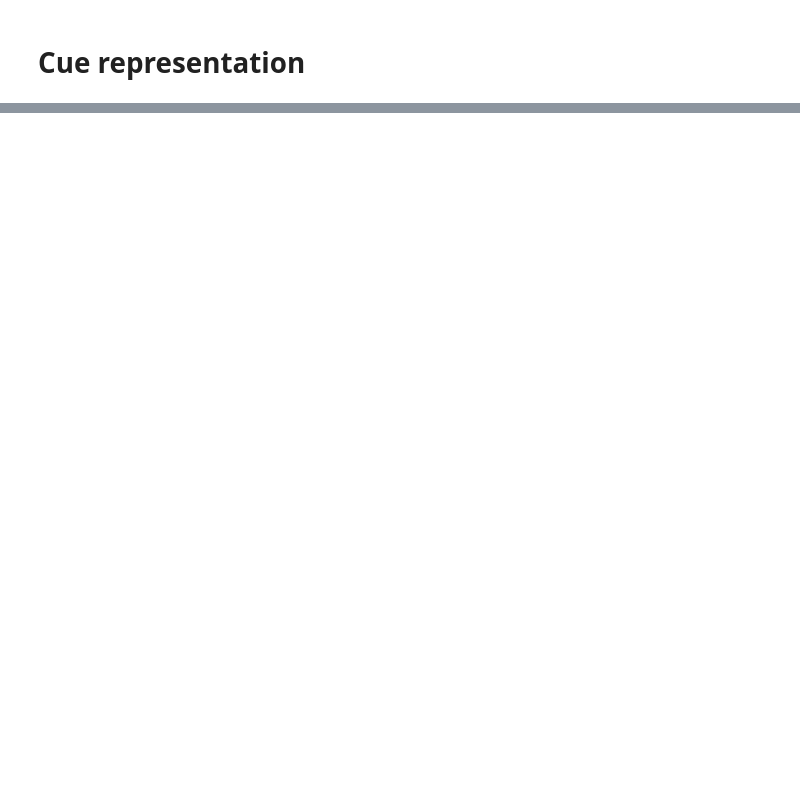
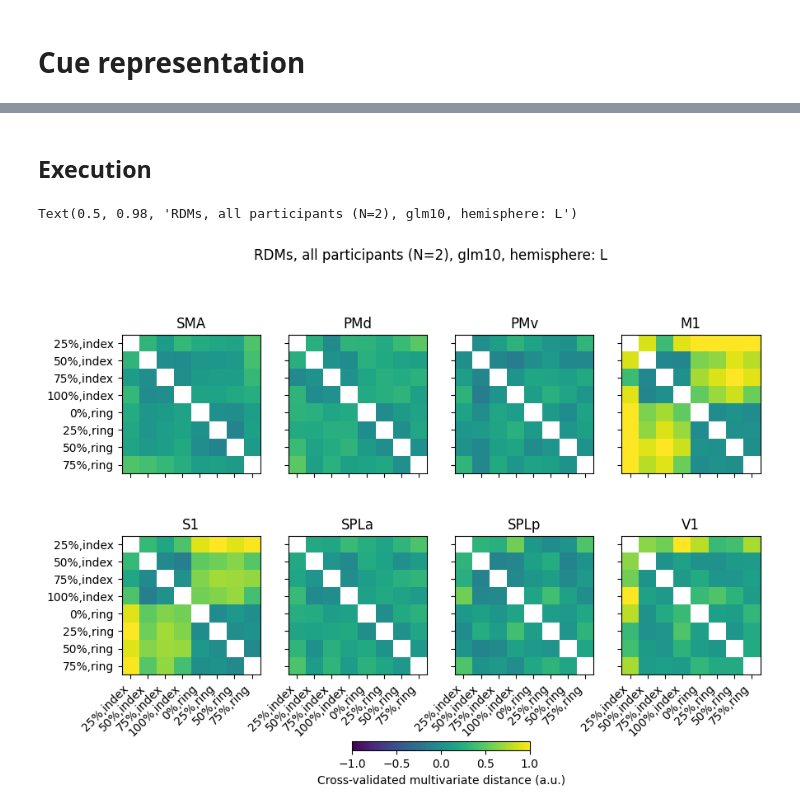
Before and after one commit to mnlmrc/sensori-motor-prediction, a Jupyter notebook: notebooks/main.ipynb, the cells around one changed output, grey strips where cells are left out. Drawn from its saved outputs; the diff is of its cells as text; code cells hidden in the pictures; blank space fills up the shorter version.

```diff
--- a/notebooks/main.ipynb
+++ b/notebooks/main.ipynb
@@ -168,0 +224,33 @@ fig.subplots_adjust(top=0.85, bottom=.2)
+# %% [markdown]
+## **Execution**
+# %%
+r = 0
+roi = ['SMA', 'PMd', 'PMv', 'M1', 'S1', 'SPLa', 'SPLp', 'V1']
+Hem = 'L'
+vmin, vmax = -1, 1
+fig, axs = plt.subplots(nrows=2, ncols=4, sharex=True, sharey=True, figsize=(10, 7))
+for i in range(axs.shape[0]):
+    for j in range(axs.shape[1]):
+        rdms = rsa.rdm.load_rdm(os.path.join(gl.baseDir, experiment, gl.rdmDir, f'glm10.{Hem}.{roi[r]}.hdf5'))
+        rdms = rdms.subset_pattern(by='conds', value=['25%,index', '50%,index', '75%,index', '100%,index',
+                                                      '0%,ring', '25%,ring', '50%,ring', '75%,ring',])
+
+        cax = rsa.vis.show_rdm_panel(
+                rdms, axs[i, j], rdm_descriptor='roi', cmap='viridis', vmin=vmin, vmax=vmax
+            )
+        axs[i, j].set_xticks(np.arange(len(rdms.pattern_descriptors['conds'])))
+        axs[i, j].set_xticklabels(rdms.pattern_descriptors['conds'], rotation=45, ha='right')
+        axs[i, j].set_yticks(axs[i, j].get_xticks())
+        axs[i, j].set_yticklabels(rdms.pattern_descriptors['conds'])
+        axs[i, j].set_title(roi[r])
+
+        # axs[i, j].axhline(0, color='k', ls='-', lw=.8)
+        # axs[i, j].axvline(0, color='k', ls='-', lw=.8)
+        r += 1
+
+cbar = fig.colorbar(cax, ax=axs, orientation='horizontal', fraction=.02)
+cbar.set_label('Cross-validated multivariate distance (a.u.)')
+fig.suptitle(f'N={len(gl.participants[experiment])}, hemisphere: {Hem}')
+# %% [output]
+Text(0.5, 0.98, 'RDMs, all participants (N=2), glm10, hemisphere: L')
+[figure, added]
```
Also changed, not shown: parts of 8 cells of this notebook, 3 other files.
